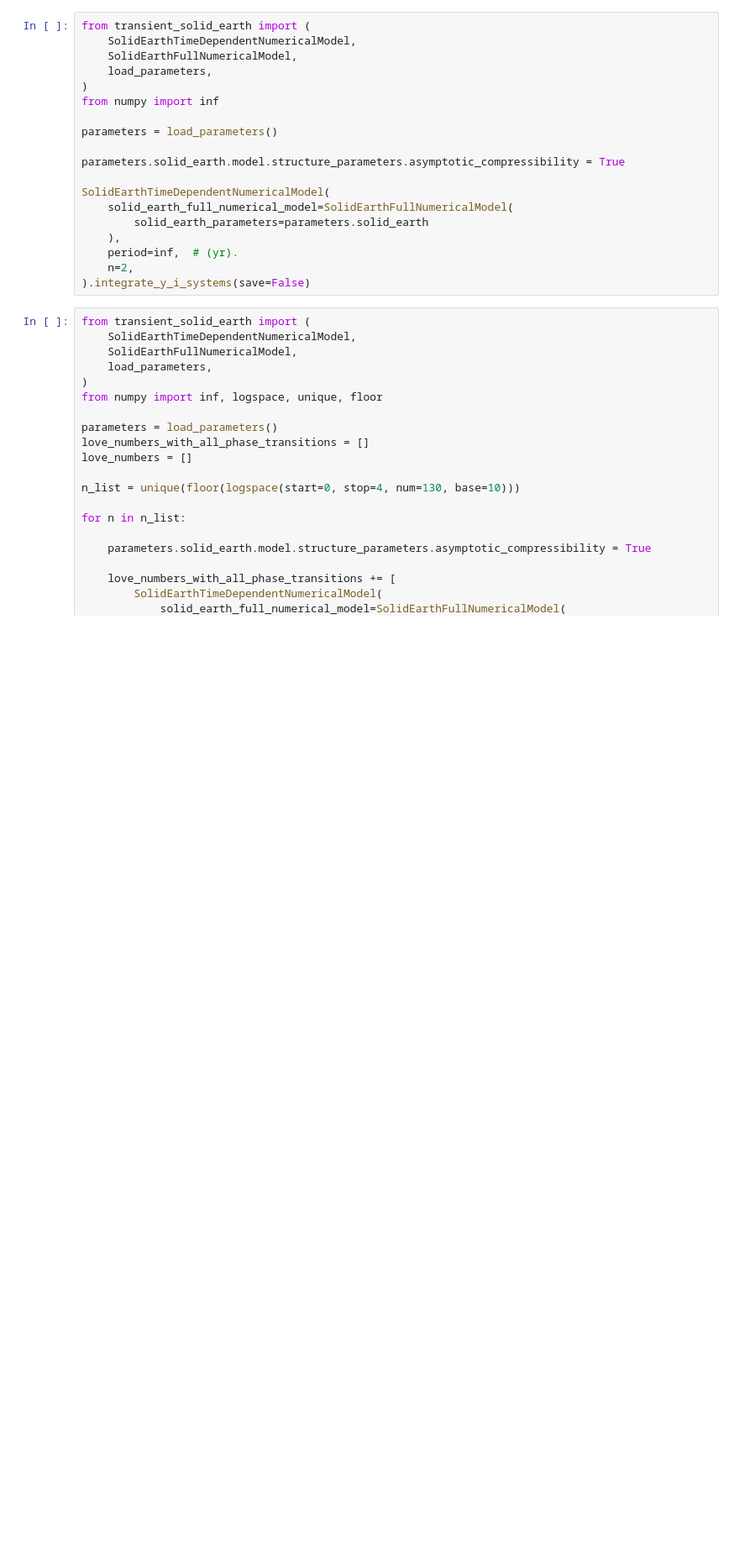
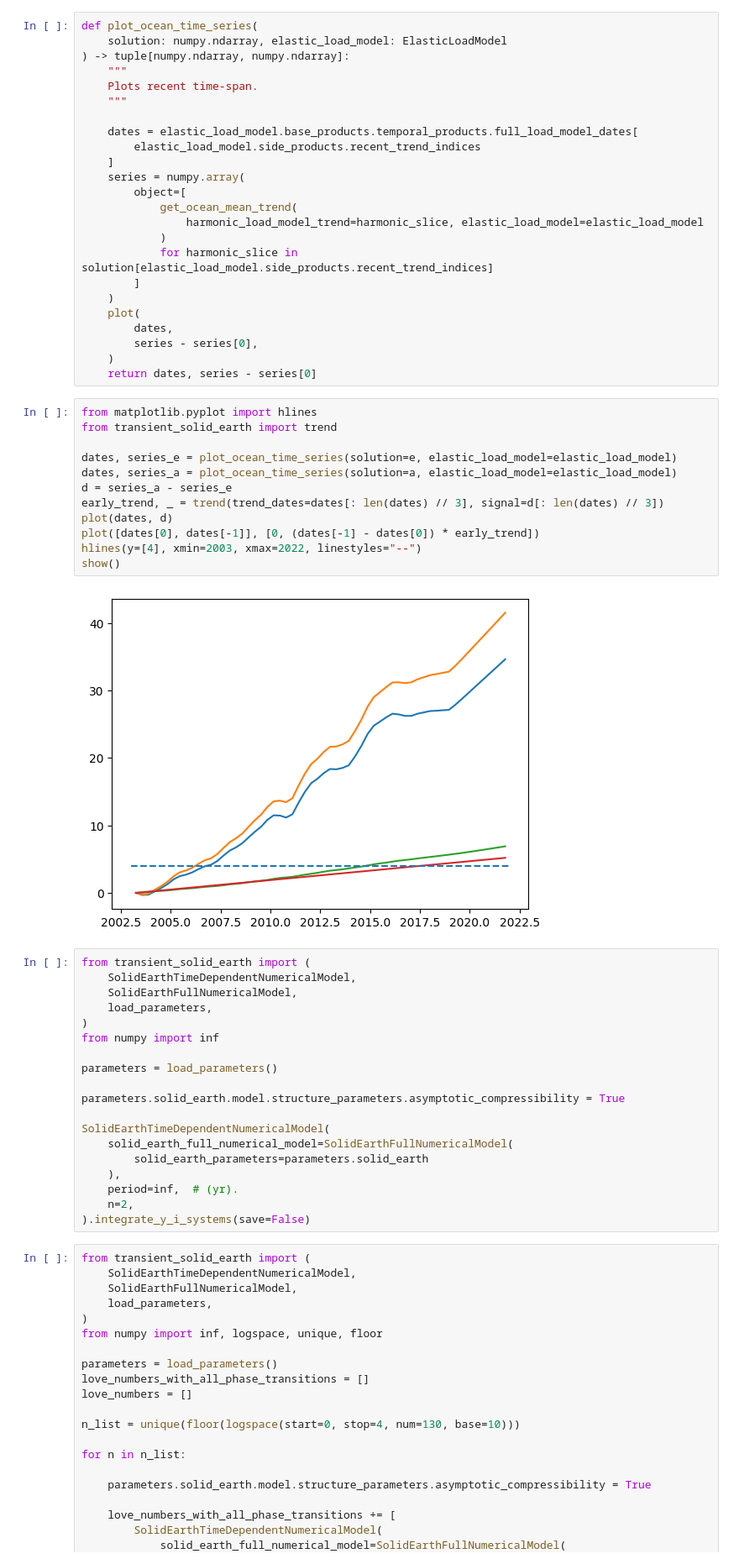
Before and after one commit to maxime-rousselet-cnes/transient_solid_earth, a Jupyter notebook: test.ipynb, the cells around one changed output. Shown at 84% size. Cells and saved outputs as stored; diff of their text form; blank space fills up the shorter version.

Commit message:
time dependent plot test

```diff
--- a/test.ipynb
+++ b/test.ipynb
@@ -38,3 +23,41 @@ show
+# %%
+def plot_ocean_time_series(
+    solution: numpy.ndarray, elastic_load_model: ElasticLoadModel
+) -> tuple[numpy.ndarray, numpy.ndarray]:
+    """
+    Plots recent time-span.
+    """
+
+    dates = elastic_load_model.base_products.temporal_products.full_load_model_dates[
+        elastic_load_model.side_products.recent_trend_indices
+    ]
+    series = numpy.array(
+        object=[
+            get_ocean_mean_trend(
+                harmonic_load_model_trend=harmonic_slice, elastic_load_model=elastic_load_model
+            )
+            for harmonic_slice in solution[elastic_load_model.side_products.recent_trend_indices]
+        ]
+    )
+    plot(
+        dates,
+        series - series[0],
+    )
+    return dates, series - series[0]
+# %%
+from matplotlib.pyplot import hlines
+from transient_solid_earth import trend
+
+dates, series_e = plot_ocean_time_series(solution=e, elastic_load_model=elastic_load_model)
+dates, series_a = plot_ocean_time_series(solution=a, elastic_load_model=elastic_load_model)
+d = series_a - series_e
+early_trend, _ = trend(trend_dates=dates[: len(dates) // 3], signal=d[: len(dates) // 3])
+plot(dates, d)
+plot([dates[0], dates[-1]], [0, (dates[-1] - dates[0]) * early_trend])
+hlines(y=[4], xmin=2003, xmax=2022, linestyles="--")
+show()
+# %% [output]
+[figure, added]
 # %%
 from transient_solid_earth import (
     SolidEarthTimeDependentNumericalModel,
```
Also changed, not shown: parts of 1 cell of this notebook, 3 other files.
